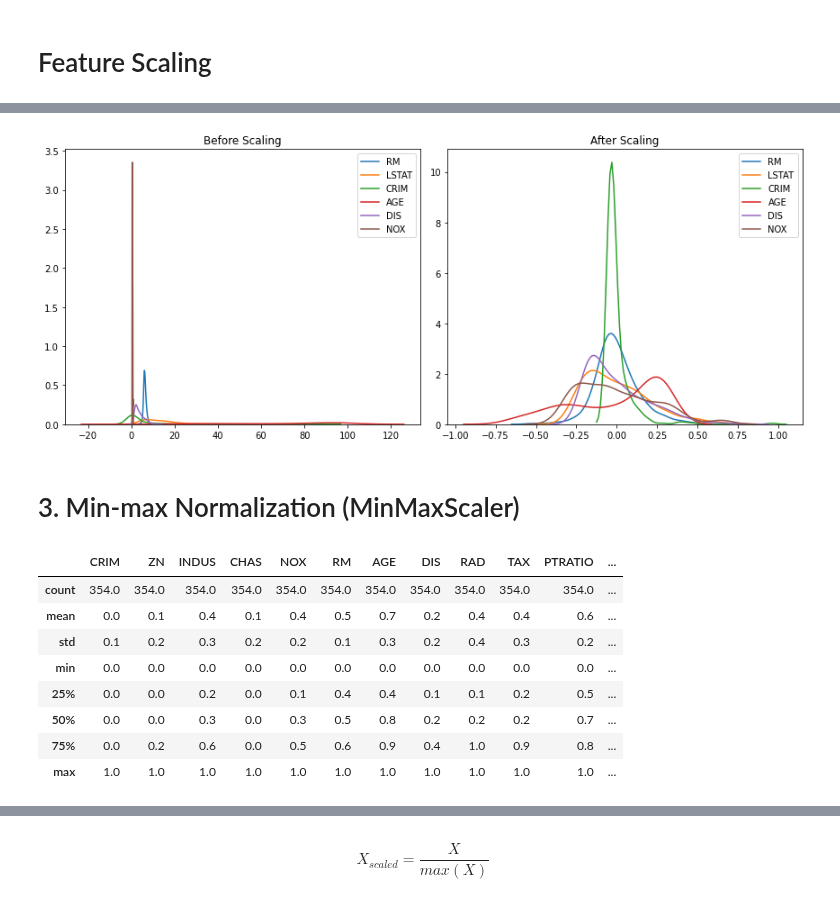
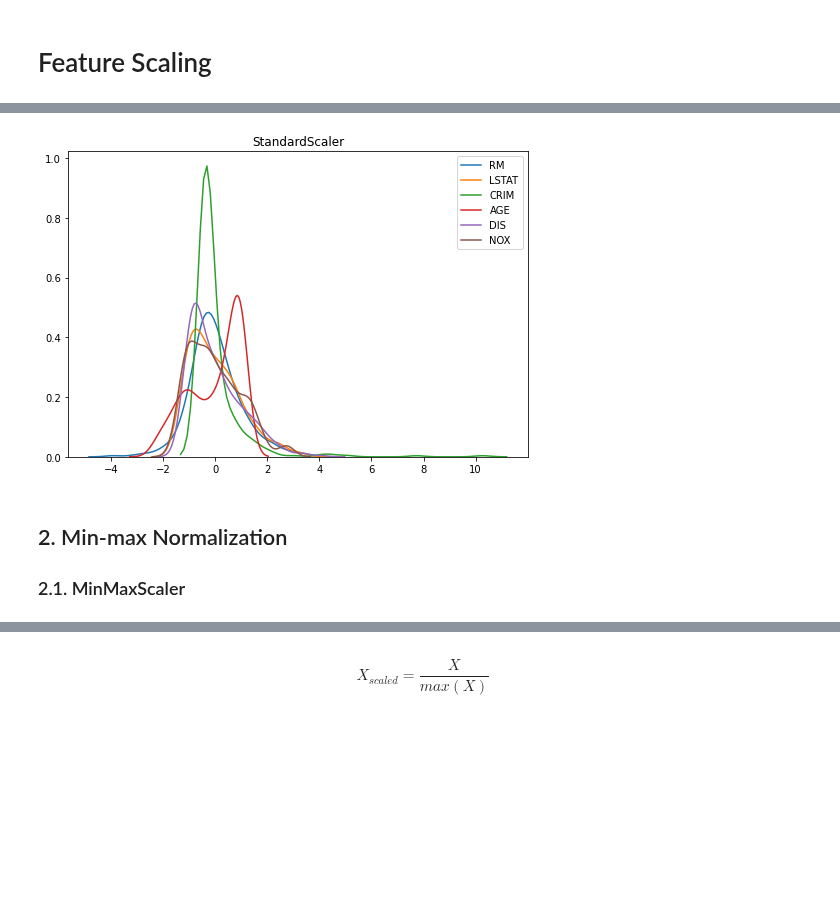
Before and after one commit to mkang32/feature-engineering, a Jupyter notebook: notebooks/6.feature_scaling/feature_scaling.ipynb, the cells around one changed output, grey strips where cells are left out. Drawn from its saved outputs; the diff is of its cells as text; code cells hidden in the pictures; blank space fills up the shorter version.

```diff
--- a/notebooks/6.feature_scaling/feature_scaling.ipynb
+++ b/notebooks/6.feature_scaling/feature_scaling.ipynb
@@ -130,16 +101,11 @@ $$
     - If the original distribution was Gaussian, the transformed distribution will also be Gaussian. If it was skewed, the output will be skewed.
 - It preserves outliers
 # %%
-# set up the scaler
-scaler = StandardScaler()
-
 # fit the scaler to the train set
-scaler.fit(X_train)
+scaler_std = StandardScaler().fit(X_train)
 
 # transform train and test sets
-X_train_scaled = scaler.transform(X_train)
-X_test_scaled = scaler.transform(X_test)
+X_train_scaled_std = scaler_std.transform(X_train)
 
 # put them in dataframe
-X_train_scaled = pd.DataFrame(X_train_scaled, columns=X_train.columns)
-X_test_scaled = pd.DataFrame(X_test_scaled, columns=X_test.columns)
+X_train_scaled_std = pd.DataFrame(X_train_scaled_std, columns=X_train.columns)
@@ -195,10 +112,11 @@ X_train_scaled.describe().round(1)
-# %%
-# all from -1 to 0
-plot(X_train, X_train_scaled)
-# %% [output]
-[figure, removed]
+# %%
+kdeplot(X_train_scaled_std, 'StandardScaler')
+# %% [output]
+[figure, added]
 # %% [markdown]
-# 3. Min-max Normalization (MinMaxScaler)
+## 2. Min-max Normalization
+
+### 2.1. MinMaxScaler
 # %%
 # set up the scaler
 scaler = MinMaxScaler()
@@ -216,13 +137,0 @@ X_test_scaled = pd.DataFrame(X_test_scaled, columns=X_test.columns)
-# %%
-# transformed data: both mean and std are different
-X_train_scaled.describe().round(1)
-# %% [output]
-|  | CRIM | ZN | INDUS | CHAS | NOX | RM | AGE | DIS | RAD | TAX | PTRATIO | ... |
-| count | 354.0 | 354.0 | 354.0 | 354.0 | 354.0 | 354.0 | 354.0 | 354.0 | 354.0 | 354.0 | 354.0 | ... |
-| mean | 0.0 | 0.1 | 0.4 | 0.1 | 0.4 | 0.5 | 0.7 | 0.2 | 0.4 | 0.4 | 0.6 | ... |
-| std | 0.1 | 0.2 | 0.3 | 0.2 | 0.2 | 0.1 | 0.3 | 0.2 | 0.4 | 0.3 | 0.2 | ... |
-| min | 0.0 | 0.0 | 0.0 | 0.0 | 0.0 | 0.0 | 0.0 | 0.0 | 0.0 | 0.0 | 0.0 | ... |
-| 25% | 0.0 | 0.0 | 0.2 | 0.0 | 0.1 | 0.4 | 0.4 | 0.1 | 0.1 | 0.2 | 0.5 | ... |
-| 50% | 0.0 | 0.0 | 0.3 | 0.0 | 0.3 | 0.5 | 0.8 | 0.2 | 0.2 | 0.2 | 0.7 | ... |
-| 75% | 0.0 | 0.2 | 0.6 | 0.0 | 0.5 | 0.6 | 0.9 | 0.4 | 1.0 | 0.9 | 0.8 | ... |
-| max | 1.0 | 1.0 | 1.0 | 1.0 | 1.0 | 1.0 | 1.0 | 1.0 | 1.0 | 1.0 | 1.0 | ... |
```
Also changed, not shown: parts of 51 cells of this notebook.
